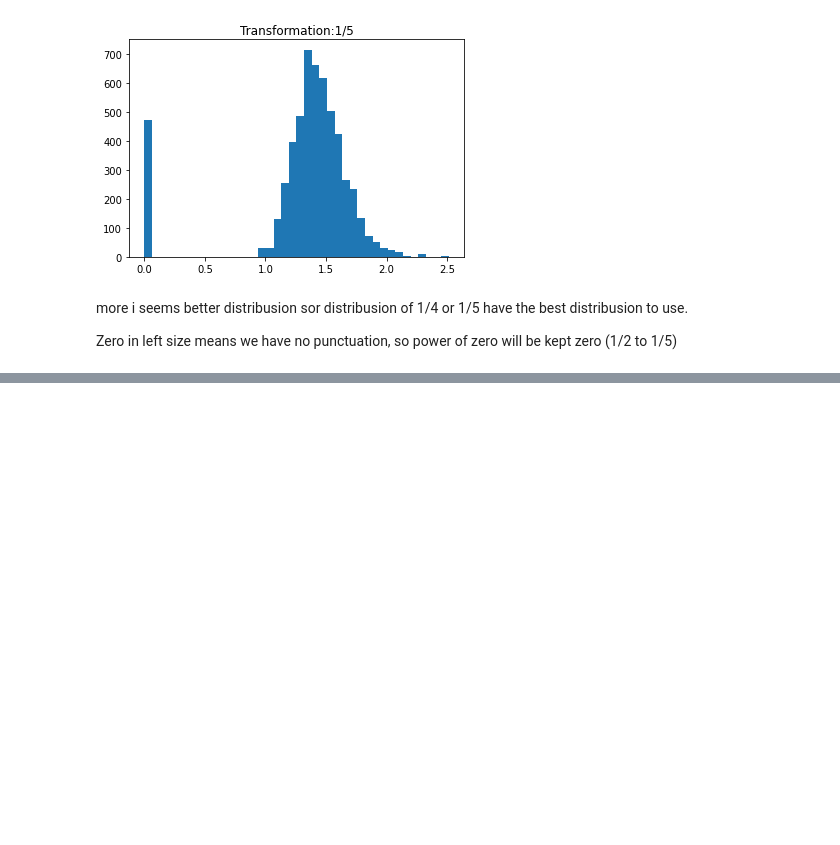
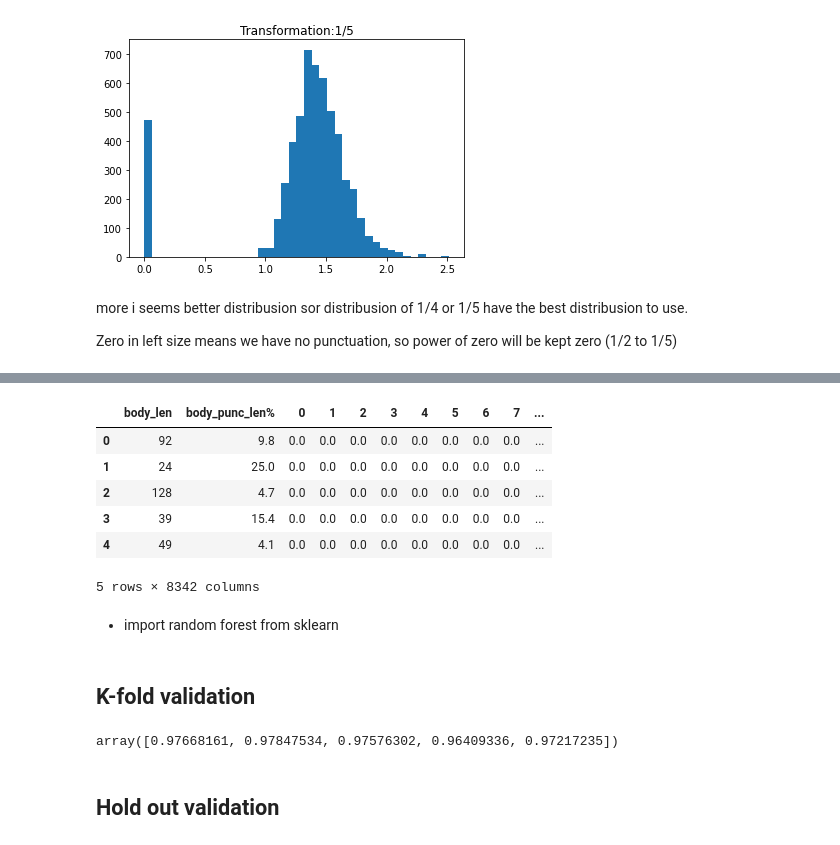
Before and after one commit to arminnorouzi/NLP-LinkedInCourse, a Jupyter notebook: NLP-course-linkedIn.ipynb, the cells around one changed output, grey strips where cells are left out. Drawn from its saved outputs; the diff is of its cells as text; code cells hidden in the pictures; blank space fills up the shorter version.

```diff
--- a/NLP-course-linkedIn.ipynb
+++ b/NLP-course-linkedIn.ipynb
@@ -952,0 +979,24 @@ Zero in left size means we have no punctuation, so power of zero will be kept ze
+# %%
+def clean_text(text):
+  text = ''.join([char for char in text if char not in string.punctuation])
+  tokens = re.split('\W+', text)
+  text = [ps.stem(word) for word in tokens if word not in stopwords_eng]
+  return text
+
+
+
+tfidf_vec = TfidfVectorizer(analyzer=clean_text)
+x_tfidf = tfidf_vec.fit_transform(data['body_text'])
+# %%
+x_features = pd.concat([data['body_len'], data['body_punc_len%'], pd.DataFrame(x_tfidf.toarray())], axis=1)
+x_features.head()
+# %% [output]
+|  | body_len | body_punc_len% | 0 | 1 | 2 | 3 | 4 | 5 | 6 | 7 | ... |
+| 0 | 92 | 9.8 | 0.0 | 0.0 | 0.0 | 0.0 | 0.0 | 0.0 | 0.0 | 0.0 | ... |
+| 1 | 24 | 25.0 | 0.0 | 0.0 | 0.0 | 0.0 | 0.0 | 0.0 | 0.0 | 0.0 | ... |
+| 2 | 128 | 4.7 | 0.0 | 0.0 | 0.0 | 0.0 | 0.0 | 0.0 | 0.0 | 0.0 | ... |
+| 3 | 39 | 15.4 | 0.0 | 0.0 | 0.0 | 0.0 | 0.0 | 0.0 | 0.0 | 0.0 | ... |
+| 4 | 49 | 4.1 | 0.0 | 0.0 | 0.0 | 0.0 | 0.0 | 0.0 | 0.0 | 0.0 | ... |
+5 rows × 8342 columns
+# %% [markdown]
+- import random forest from sklearn
@@ -952,0 +1006,11 @@ Zero in left size means we have no punctuation, so power of zero will be kept ze
+# %% [markdown]
+## K-fold validation
+# %%
+rf = RandomForestClassifier(n_jobs=-1) # n_jobs=-1 let run model run in parallel
+
+k_fold = KFold(n_splits=5) #  5 fold cross validation
+cross_val_score(rf, x_features, data['label'], cv = k_fold, scoring = 'accuracy', n_jobs=-1)
+# %% [output]
+array([0.97668161, 0.97847534, 0.97576302, 0.96409336, 0.97217235])
+# %% [markdown]
+## Hold  out validation
```
Also changed, not shown: parts of 30 cells of this notebook.
